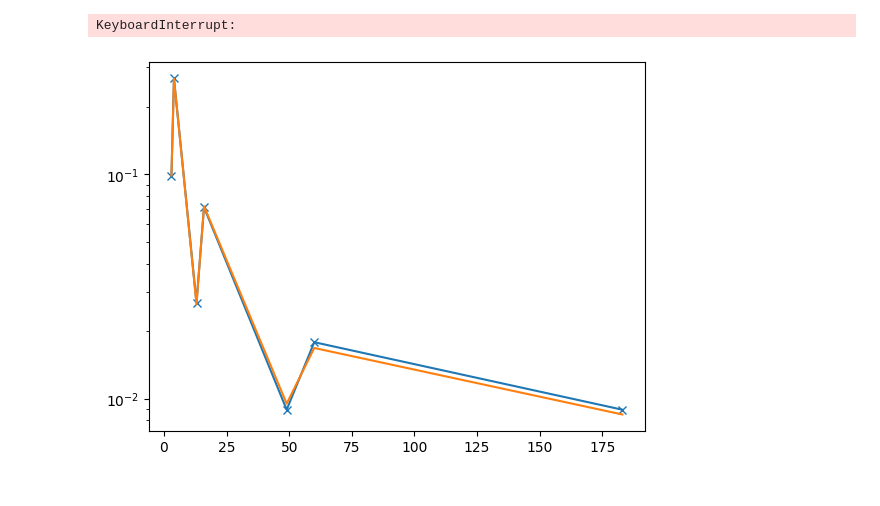
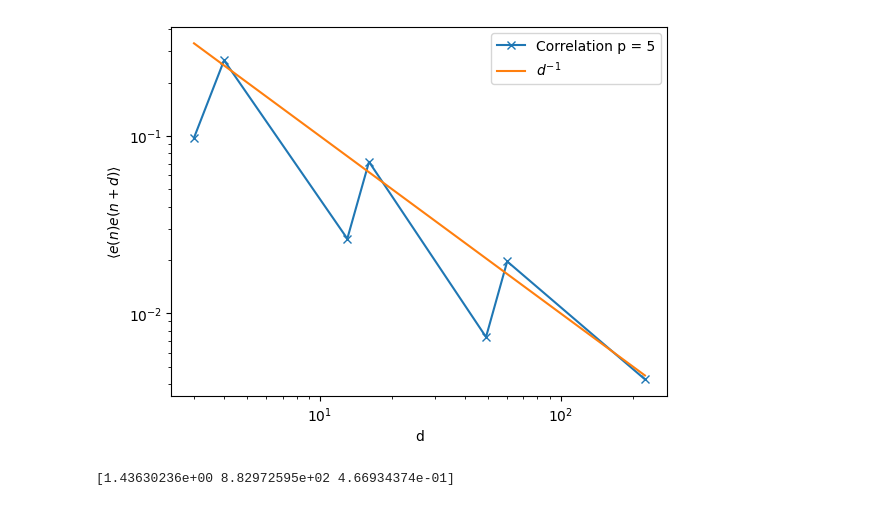
Before and after one commit to Alejo-Costa-Duran/HyperbolicFractonModel, a Jupyter notebook: Graphs-DataAnalysis.ipynb, the cells around one changed output. Cells and saved outputs as stored; diff of their text form; code cells hidden in the pictures.

```diff
--- a/Graphs-DataAnalysis.ipynb
+++ b/Graphs-DataAnalysis.ipynb
@@ -10,8 +11,9 @@ import time
 # %%
 p = 5
 q = 4
-nlayers = 5
+nlayers = 6
+modl = md.FractonModel(p,q,nlayers)
 save_dir = "../Data/P"+str(p)+"Q"+str(q)+"/"+str(nlayers)+"Layers"
 
-timeSeries = np.load(save_dir + "/CorrelationTimeSeries.npy")
-timeSeries = timeSeries*100000
+corr1 = np.load(save_dir + "/Correlation.npy")
+entr1 = np.load(save_dir + "/EntanglEntr.npy")
@@ -23,18 +20,14 @@ distances = np.linspace(1,7800,7800)
-# %%
-modl = md.FractonModel(5,4,7)
-corr = np.zeros(7800)
-borderCenters = modl.centers[modl.border]
-for idx2,g in enumerate(modl.geodesicList):
-    print(idx2)
-    func = g.vect_inside()
-    nums = func(borderCenters)
-    idx = int(-np.sum(nums)+len(borderCenters))
-    corr[int(idx/2)-1] +=1
-# %% [output]
-KeyboardInterrupt:
-# %%
-plt.plot(distances[corr>0],corr[corr>0]/560,'x-')
-plt.plot(distances1[corrs>0.003],corrs[corrs>0.003])
-plt.yscale('log')
-# %% [output]
-[figure, removed]
+# %%
+distances = np.linspace(1,int(len(modl.border)/2),int(len(modl.border)/2))
+distances2 = np.linspace(1,int(len(modl.border)),int(len(modl.border)))
+# %%
+plt.plot(distances[corr1>0.0030],corr1[corr1>0.003],'x-',label = 'Correlation p = 5')
+plt.plot(distances[corr1>0.0030],np.power(distances[corr1>0.0030],-1), label = r'$d^{-1}$')
+plt.legend()
+plt.yscale('log')
+plt.xscale('log')
+plt.ylabel(r'$\left< e(n)e(n+d)\right>$')
+plt.xlabel('d')
+plt.savefig(save_dir+"/CorrelationFig.png",format = 'png')
+# %% [output]
+[figure, added]
@@ -40,0 +39,4 @@ plt.yscale('log')
+# %%
+print(par)
+# %% [output]
+[1.43630236e+00 8.82972595e+02 4.66934374e-01]
```
Also changed, not shown: parts of 5 cells of this notebook, 1 other file.
